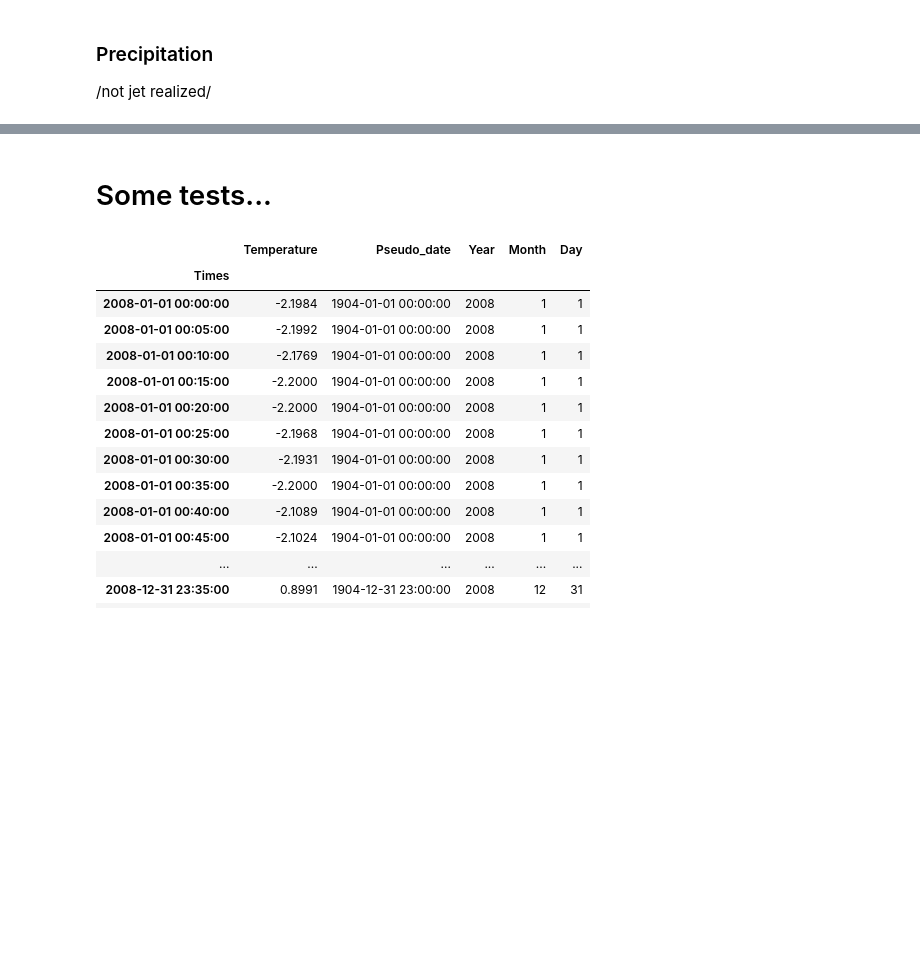
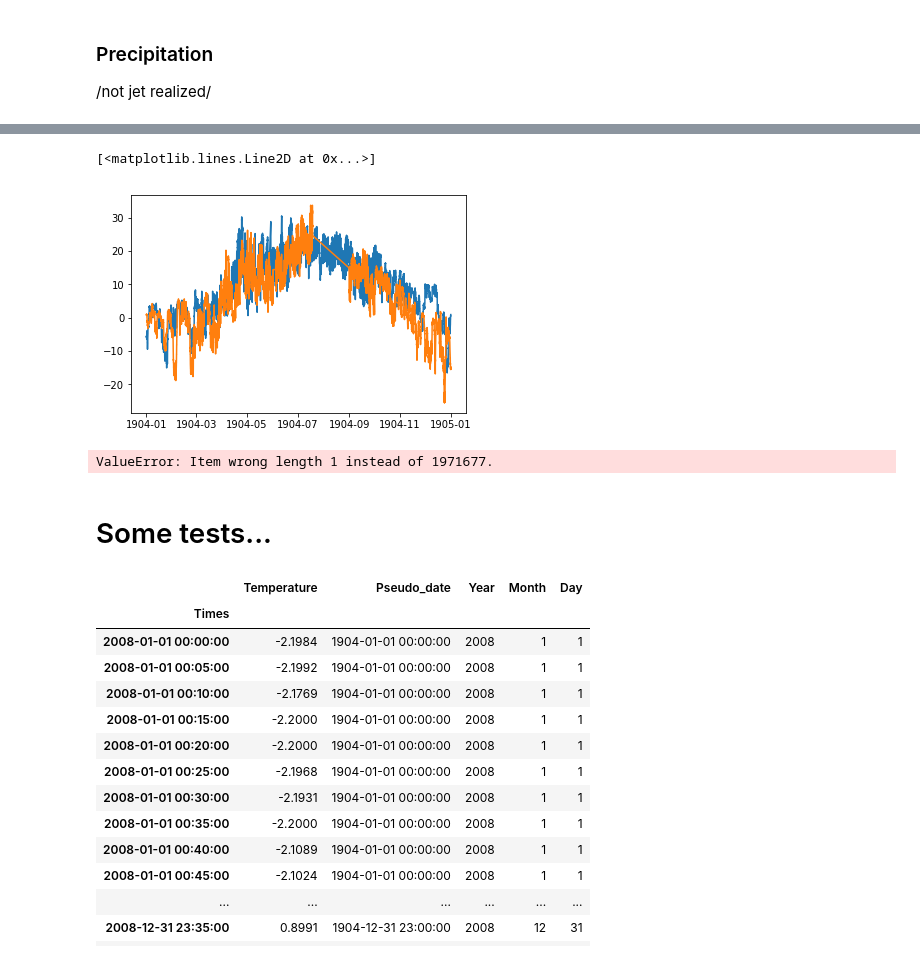
Before and after one commit to rkapp22/holidayplanner, a Jupyter notebook: holidayweather.ipynb, the cells around one changed output, grey strips where cells are left out. Drawn from its saved outputs; the diff is of its cells as text; code cells hidden in the pictures; blank space fills up the shorter version.

```diff
--- a/holidayweather.ipynb
+++ b/holidayweather.ipynb
@@ -615,3 +805,15 @@ Koduarvutis Core i7 920 4-core/8-threads =6min 34s
+# %%
+aasta=2000
+# %%
+plt.plot(data[data.Year==aasta].Pseudo_date,data[data.Year==aasta].Temperature)
+plt.plot(data[data.Year==aasta+1].Pseudo_date,data[data.Year==aasta+1].Temperature)
+# %% [output]
+[<matplotlib.lines.Line2D at 0x...>]
+[figure, added]
+# %%
+data[[data.Year==2000] and [data.Month==5]]
+# %% [output]
+ValueError: Item wrong length 1 instead of 1971677.
 # %% [markdown]
 # Some tests...
 # %%
```
Also changed, not shown: parts of 43 cells of this notebook.
